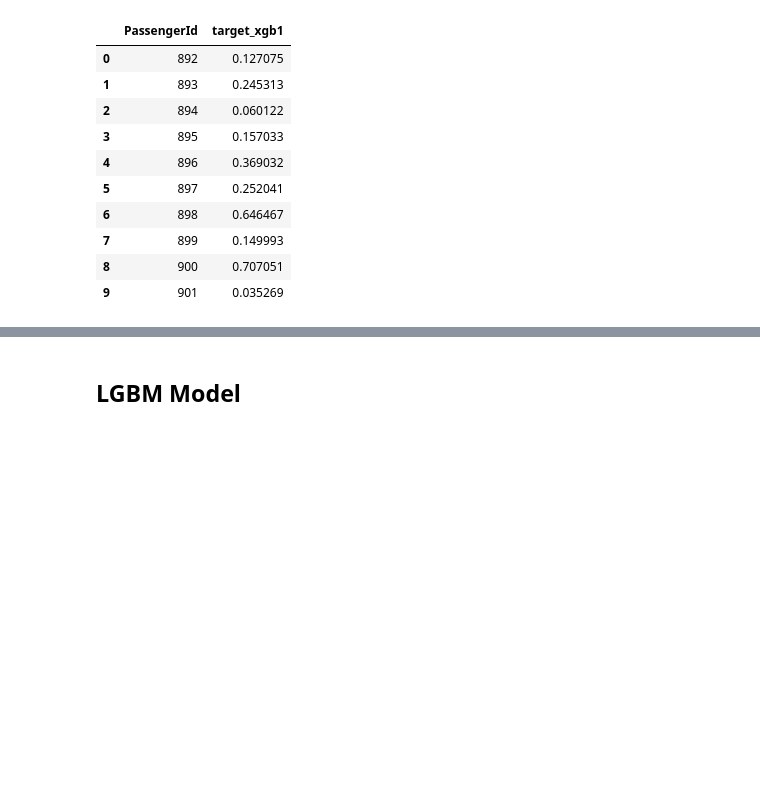
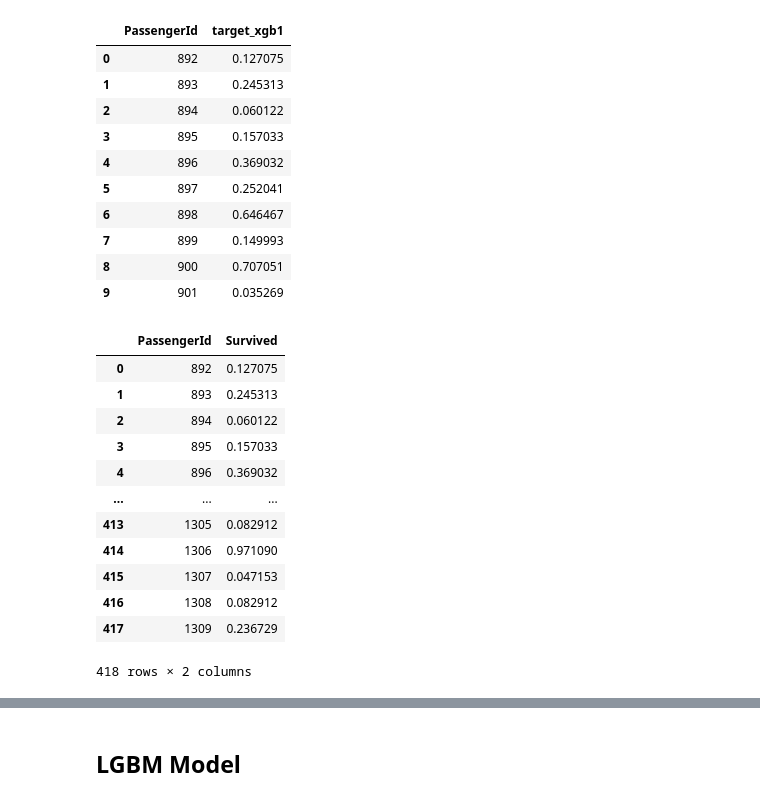
Before and after one commit to melling/ml-kaggle-titanic, a Jupyter notebook: titanic-xgb-lgbm-blend.ipynb, the cells around one changed output, grey strips where cells are left out. Cells and saved outputs as stored; diff of their text form; code cells hidden in the pictures; blank space fills up the shorter version.

Commit message:
Kaggle Notebook | Titanic: XGB+LGBM Blend | Version 8

```diff
--- a/titanic-xgb-lgbm-blend.ipynb
+++ b/titanic-xgb-lgbm-blend.ipynb
@@ -658,3 +658,23 @@ submission_df.head(10)
 | 7 | 899 | 0.149993 |
 | 8 | 900 | 0.707051 |
 | 9 | 901 | 0.035269 |
+# %%
+ss = (
+    submission_df[["PassengerId", "target_xgb1"]].copy().reset_index(drop=True)
+)  # [np.rint(sample_submission["target_lgbm1"]).astype(int)
+ss.rename(columns={"target_xgb1": "Survived"}, inplace=True)
+ss
+# %% [output]
+|  | PassengerId | Survived |
+| 0 | 892 | 0.127075 |
+| 1 | 893 | 0.245313 |
+| 2 | 894 | 0.060122 |
+| 3 | 895 | 0.157033 |
+| 4 | 896 | 0.369032 |
+| ... | ... | ... |
+| 413 | 1305 | 0.082912 |
+| 414 | 1306 | 0.971090 |
+| 415 | 1307 | 0.047153 |
+| 416 | 1308 | 0.082912 |
+| 417 | 1309 | 0.236729 |
+418 rows × 2 columns
```
Also changed, not shown: parts of 8 cells of this notebook.
